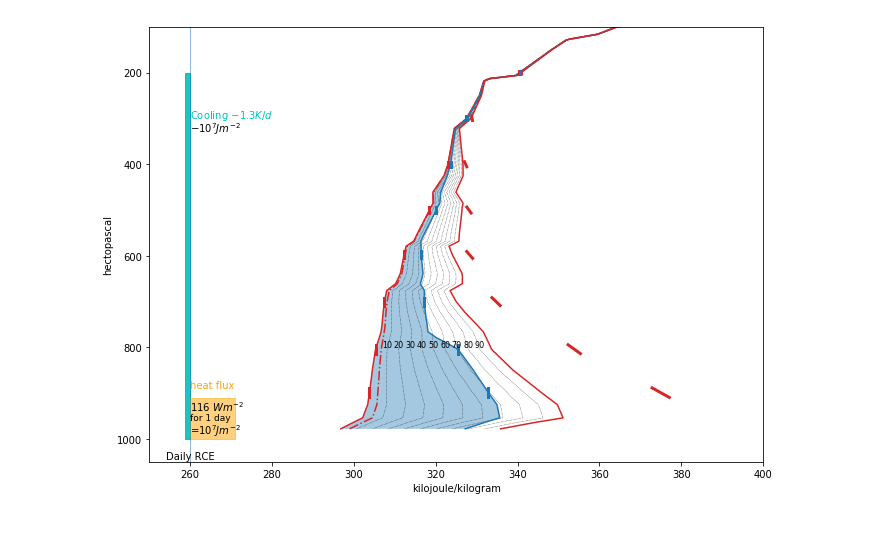
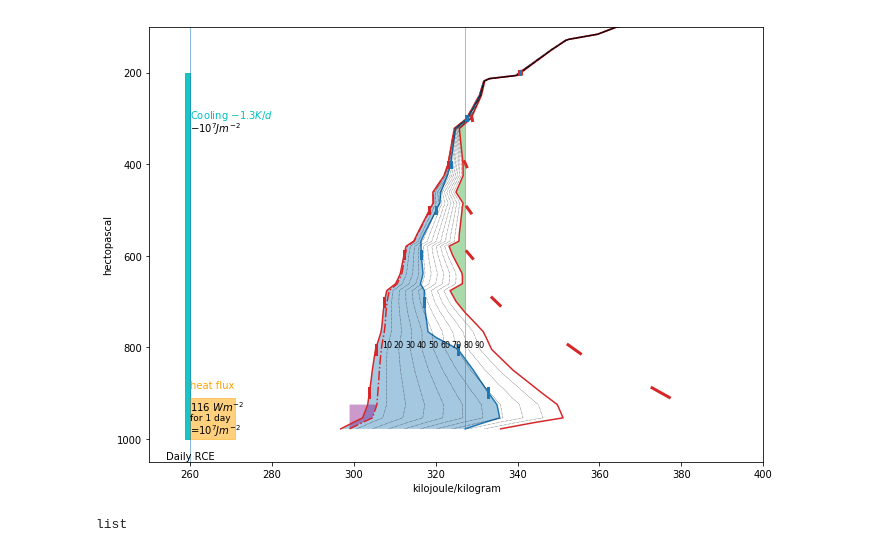
Before and after one commit to jrleeman/aviato, a Jupyter notebook: mass_energy_plot/MEP_initial_implementation.ipynb, the cells around one changed output. Drawn from its saved outputs; the diff is of its cells as text; code cells hidden in the pictures.

Commit message:
Add shading of CAPE and CIN

```diff
--- a/mass_energy_plot/MEP_initial_implementation.ipynb
+++ b/mass_energy_plot/MEP_initial_implementation.ipynb
@@ -120,7 +120,7 @@ sv = dry_static_energy(heights, mpcalc.virtual_temperature(temperature, q)).to('
 h = moist_static_energy(heights, temperature, q).to('kJ/kg')
 hs = moist_static_energy(heights, temperature, qs).to('kJ/kg')
 # %%
-class massEnergyPlot(object):
+class MassEnergyPlot(object):
     """Make mass energy plots of data.
 
     This class makes mass energy plots of upper air data and
@@ -187,7 +187,7 @@ class massEnergyPlot(object):
         -------
         list[matplotlib.lines.Line2D]
             lines plotted
-        list[matplotlib.?.?]
+        list[matplotlib.text.Annotation]
             annotations plotted
 
         """
@@ -196,7 +196,7 @@ class massEnergyPlot(object):
         lines = []
         annotations = []
         # Add lines of constant RH
-        for rh in np.arange(10, 100, 10) * units.percent:
+        for rh in values:
             line = self.ax.plot(static_dry_energy + Lv * saturation_specific_humidity * rh,
                                 pressure, **plotting_style)
             lines.append(line)
@@ -258,7 +258,7 @@ class massEnergyPlot(object):
         -------
         matplotlib.lines.Line2D
             line plotted
-        matplotlib.?.?
+        matplotlib.text.Annotation
             annotation plotted
 
         """
@@ -267,6 +267,22 @@ class massEnergyPlot(object):
         if label:
             annotation = self.ax.annotate('Daily RCE', xy=text_loc, horizontalalignment='center')
         return line, annotation
+
+    def shade_cape(self, pressure, moist_static_energy,
+                   saturated_moist_static_energy):
+        parcel_moist_static_energy = moist_static_energy[0]
+        self.ax.plot(concatenate([parcel_moist_static_energy, parcel_moist_static_energy]),
+                     [np.nanmin(pressure), np.nanmax(pressure)],
+                     linewidth=0.5, color='tab:green')
+        self.ax.fill_betweenx(pressure, saturated_moist_static_energy, parcel_moist_static_energy,
+                              where=parcel_moist_static_energy > saturated_moist_static_energy,
+                              facecolor='tab:green', alpha=0.4, interpolate=True)
+
+    def shade_cin(self, pressure, temperature, dewpoint, virtual_static_dry_energy):
+        lcl_pressure, _ = mpcalc.lcl(pressure[0], temperature[0], dewpoint[0])
+        self.ax.fill_betweenx(pressure, virtual_static_dry_energy, virtual_static_dry_energy[0],
+                              where=pressure > lcl_pressure,
+                              facecolor='purple', alpha=0.4, interpolate=True)
 
     def radiative_cooling_reference(self, xloc=260 * units('kJ/kg')):
         x_points = concatenate([xloc, xloc - (1.3 * units('kJ/kg')), xloc - (1.3 * units('kJ/kg')), xloc, xloc])
@@ -318,18 +334,26 @@ class massEnergyPlot(object):
             self.ax.plot(concatenate([s[idx], s[idx]]), wave_pressure, linewidth=3, color='tab:red')
             self.ax.plot(concatenate([h[idx], h[idx]]), wave_pressure, linewidth=3, color='tab:blue')
 # %%
-mep = massEnergyPlot()
-#print(mep.isohumes(s, qs))
-l, a = mep.isohumes(s, qs)
+mep = MassEnergyPlot()
+
 # Plot the sounding data
 mep.ax.plot(s, pressure, color='tab:red', linewidth=1.5)
 mep.ax.plot(sv, pressure, color='tab:red', linestyle='-.')
 mep.ax.plot(h, pressure, color='tab:blue', linewidth=1.5)
 mep.ax.plot(hs, pressure, color='tab:red', linewidth=1.5)
+
+# Add annotations
+l, a = mep.isohumes(s, qs)
 mep.shade_precipitable_water(pressure, s, h)
 mep.rce_reference()
 mep.radiative_cooling_reference()
 mep.surface_flux_reference()
 mep.internal_waves(pressure, temperature)
+mep.shade_cape(pressure, h, hs)
+mep.shade_cin(pressure, temperature, dewpoint, sv)
 # %% [output]
-[figure, old version]
+[figure, new version]
+# %%
+type(a)
+# %% [output]
+list
```
Also changed, not shown: parts of 5 cells of this notebook.
